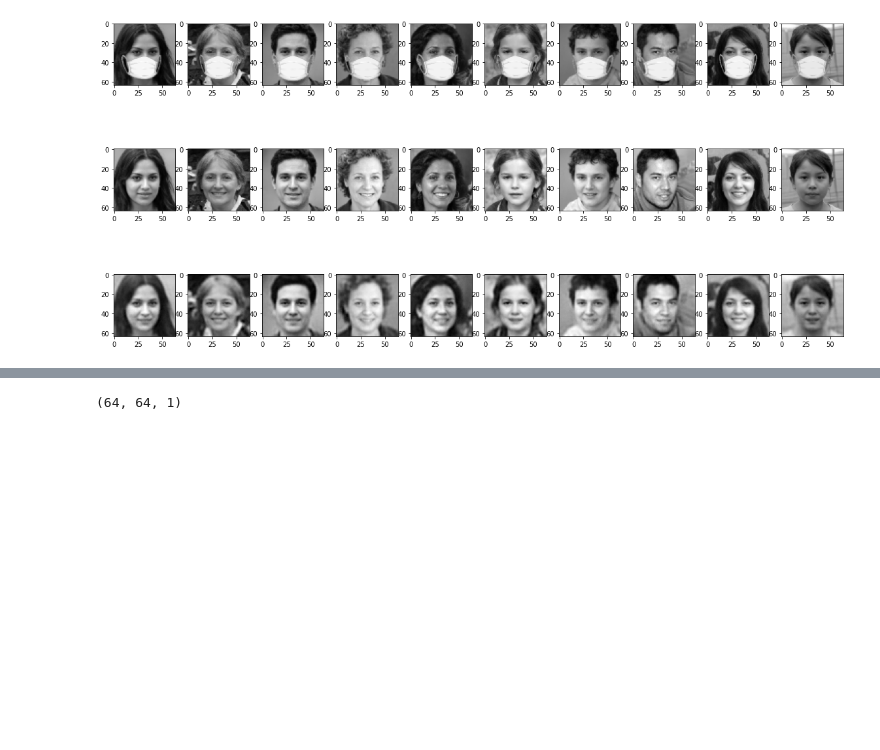
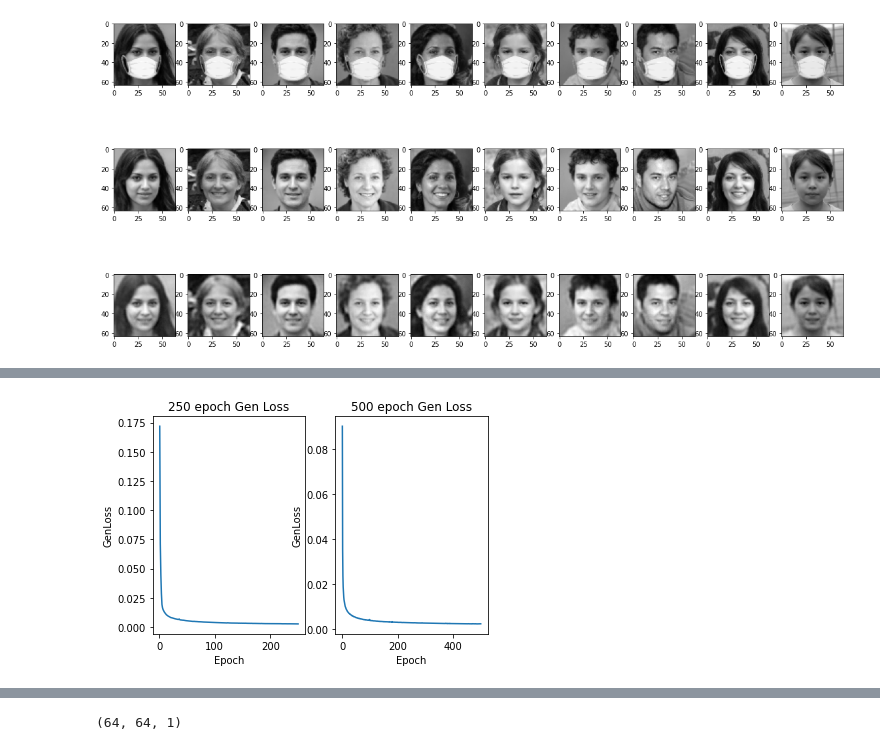
Before and after one commit to vijayakashtharu/Final-year-project, a Jupyter notebook: face-completion-and-super-resolution-of-occluded_with_celebA-i.ipynb, the cells around one changed output, grey strips where cells are left out. Saved outputs shown, nothing was run; the diff lists cells and outputs as text; code cells hidden in the pictures; blank space fills up the shorter version.

```diff
--- a/face-completion-and-super-resolution-of-occluded_with_celebA-i.ipynb
+++ b/face-completion-and-super-resolution-of-occluded_with_celebA-i.ipynb
@@ -585,15 +590,16 @@ plt.savefig(os.path.join(plot_path,str(datetime.datetime.now().strftime('%m-%d-%
 # %%
 
-# figure, axis = plt.subplots(1, 2)
+figure, axis = plt.subplots(1, 2)
 
-# columns = ["Epochs", "GenLoss"]
-# df = pd.read_csv('../input/loss-6050/loss.csv', usecols=columns)
-# axis[0].plot(df.Epochs, df.GenLoss)
-# axis.flat[0].set(xlabel = 'Epoch' , ylabel = 'GenLoss')
-# axis[0].set_title('6050 epoch Gen Loss')
+columns = ["Epochs", "GenLoss"]
+df = pd.read_csv('/kaggle/input/loss-6050/250 loss.csv', usecols=columns)
+axis[0].plot(df.Epochs, df.GenLoss)
+axis.flat[0].set(xlabel = 'Epoch' , ylabel = 'GenLoss')
+axis[0].set_title('250 epoch Gen Loss')
 
-# df1 = pd.read_csv('../input/loss-6050/loss.csv', usecols=columns)
-# axis[1].plot(df1.Epochs, df1.GenLoss)
-# axis.flat[1].set(xlabel = 'Epoch' , ylabel = 'GenLoss')
+df1 = pd.read_csv('/kaggle/input/loss-6050/500 epochs loss.csv', usecols=columns)
+axis[1].plot(df1.Epochs, df1.GenLoss)
+axis.flat[1].set(xlabel = 'Epoch' , ylabel = 'GenLoss')
 
-# axis[1].set_title('6050 epoch Gen Loss')
+axis[1].set_title('500 epoch Gen Loss')
+# %% [output]
@@ -600,2 +607,3 @@ plt.savefig(os.path.join(plot_path,str(datetime.datetime.now().strftime('%m-%d-%
+[figure, added]
 # %%
 
```
Also changed, not shown: parts of 17 cells of this notebook.
